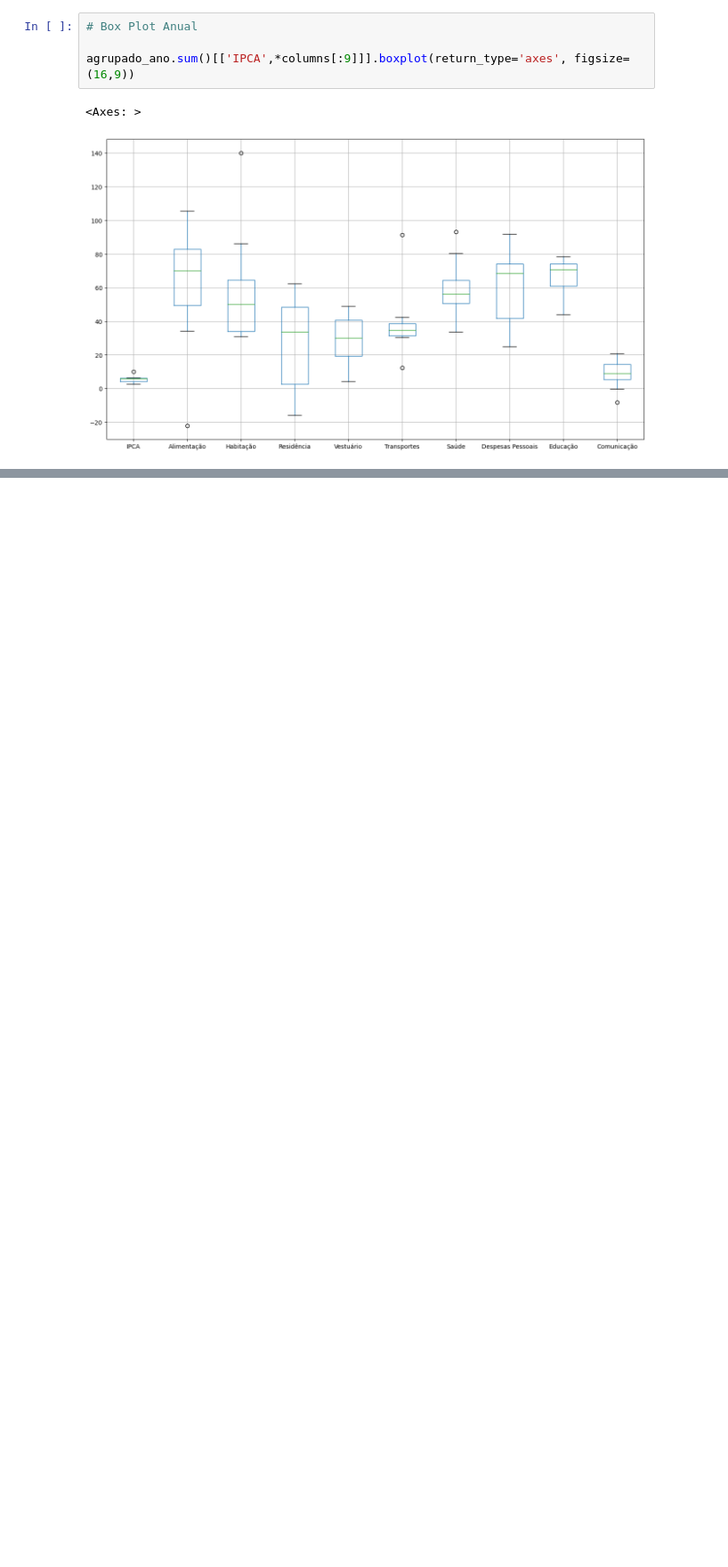
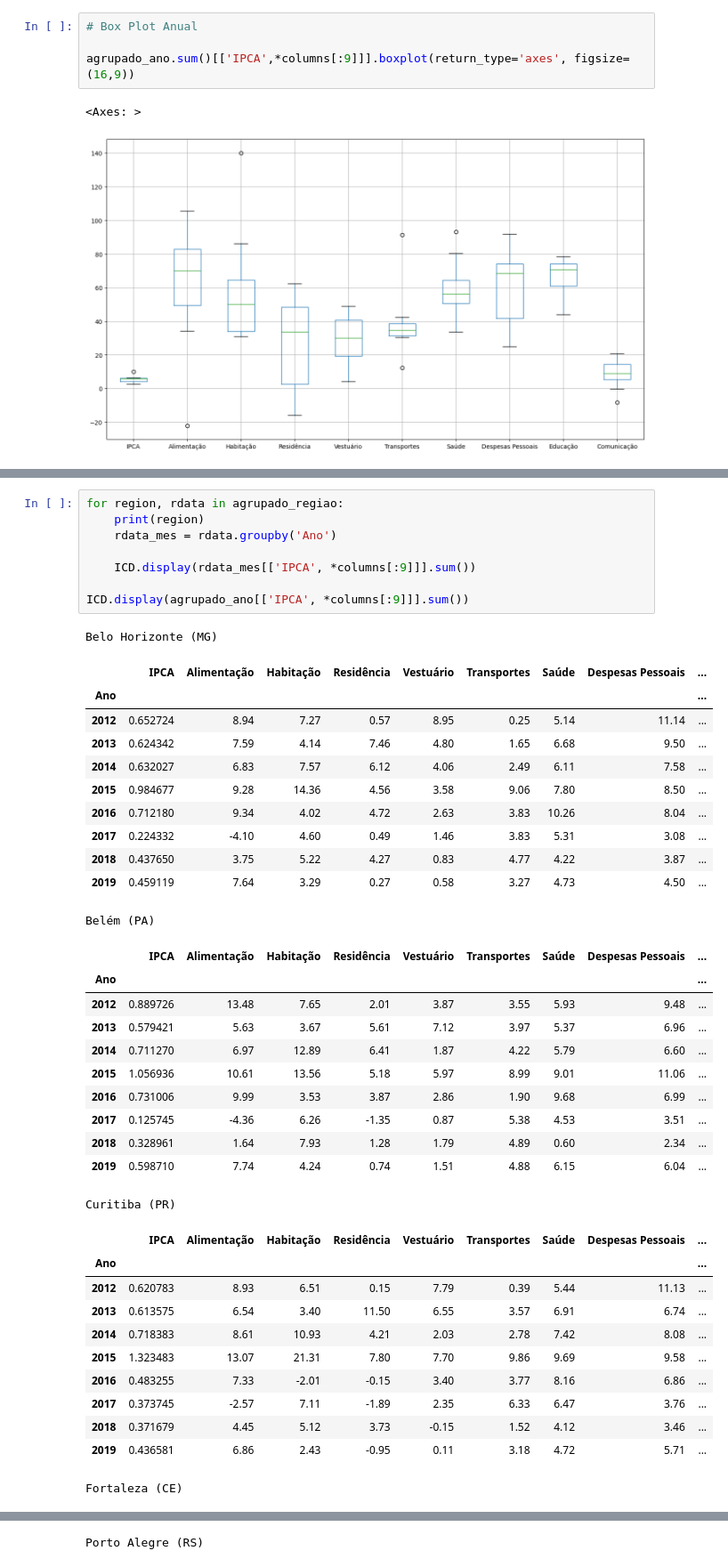
Before and after one commit to masterkey-07/proj-prob-ibge, a Jupyter notebook: notebook.ipynb, the cells around one changed output, grey strips where cells are left out. Shown at 89% size. Saved outputs shown, nothing was run; the diff lists cells and outputs as text; blank space fills up the shorter version.

```diff
--- a/notebook.ipynb
+++ b/notebook.ipynb
@@ -123,0 +114,43 @@ agrupado_mes[['IPCA', *columns[:9]]].std() / agrupado_mes[['IPCA', *columns[:9]]
+# %%
+for region, rdata in agrupado_regiao:
+    print(region)
+    rdata_mes = rdata.groupby('Ano')
+
+    ICD.display(rdata_mes[['IPCA', *columns[:9]]].sum())
+
+ICD.display(agrupado_ano[['IPCA', *columns[:9]]].sum())
+# %% [output]
+Belo Horizonte (MG)
+|  | IPCA | Alimentação | Habitação | Residência | Vestuário | Transportes | Saúde | Despesas Pessoais | ... |
+| Ano |  |  |  |  |  |  |  |  | ... |
+| 2012 | 0.652724 | 8.94 | 7.27 | 0.57 | 8.95 | 0.25 | 5.14 | 11.14 | ... |
+| 2013 | 0.624342 | 7.59 | 4.14 | 7.46 | 4.80 | 1.65 | 6.68 | 9.50 | ... |
+| 2014 | 0.632027 | 6.83 | 7.57 | 6.12 | 4.06 | 2.49 | 6.11 | 7.58 | ... |
+| 2015 | 0.984677 | 9.28 | 14.36 | 4.56 | 3.58 | 9.06 | 7.80 | 8.50 | ... |
+| 2016 | 0.712180 | 9.34 | 4.02 | 4.72 | 2.63 | 3.83 | 10.26 | 8.04 | ... |
+| 2017 | 0.224332 | -4.10 | 4.60 | 0.49 | 1.46 | 3.83 | 5.31 | 3.08 | ... |
+| 2018 | 0.437650 | 3.75 | 5.22 | 4.27 | 0.83 | 4.77 | 4.22 | 3.87 | ... |
+| 2019 | 0.459119 | 7.64 | 3.29 | 0.27 | 0.58 | 3.27 | 4.73 | 4.50 | ... |
+Belém (PA)
+|  | IPCA | Alimentação | Habitação | Residência | Vestuário | Transportes | Saúde | Despesas Pessoais | ... |
+| Ano |  |  |  |  |  |  |  |  | ... |
+| 2012 | 0.889726 | 13.48 | 7.65 | 2.01 | 3.87 | 3.55 | 5.93 | 9.48 | ... |
+| 2013 | 0.579421 | 5.63 | 3.67 | 5.61 | 7.12 | 3.97 | 5.37 | 6.96 | ... |
+| 2014 | 0.711270 | 6.97 | 12.89 | 6.41 | 1.87 | 4.22 | 5.79 | 6.60 | ... |
+| 2015 | 1.056936 | 10.61 | 13.56 | 5.18 | 5.97 | 8.99 | 9.01 | 11.06 | ... |
+| 2016 | 0.731006 | 9.99 | 3.53 | 3.87 | 2.86 | 1.90 | 9.68 | 6.99 | ... |
+| 2017 | 0.125745 | -4.36 | 6.26 | -1.35 | 0.87 | 5.38 | 4.53 | 3.51 | ... |
+| 2018 | 0.328961 | 1.64 | 7.93 | 1.28 | 1.79 | 4.89 | 0.60 | 2.34 | ... |
+| 2019 | 0.598710 | 7.74 | 4.24 | 0.74 | 1.51 | 4.88 | 6.15 | 6.04 | ... |
+Curitiba (PR)
+|  | IPCA | Alimentação | Habitação | Residência | Vestuário | Transportes | Saúde | Despesas Pessoais | ... |
+| Ano |  |  |  |  |  |  |  |  | ... |
+| 2012 | 0.620783 | 8.93 | 6.51 | 0.15 | 7.79 | 0.39 | 5.44 | 11.13 | ... |
+| 2013 | 0.613575 | 6.54 | 3.40 | 11.50 | 6.55 | 3.57 | 6.91 | 6.74 | ... |
+| 2014 | 0.718383 | 8.61 | 10.93 | 4.21 | 2.03 | 2.78 | 7.42 | 8.08 | ... |
+| 2015 | 1.323483 | 13.07 | 21.31 | 7.80 | 7.70 | 9.86 | 9.69 | 9.58 | ... |
+| 2016 | 0.483255 | 7.33 | -2.01 | -0.15 | 3.40 | 3.77 | 8.16 | 6.86 | ... |
+| 2017 | 0.373745 | -2.57 | 7.11 | -1.89 | 2.35 | 6.33 | 6.47 | 3.76 | ... |
+| 2018 | 0.371679 | 4.45 | 5.12 | 3.73 | -0.15 | 1.52 | 4.12 | 3.46 | ... |
+| 2019 | 0.436581 | 6.86 | 2.43 | -0.95 | 0.11 | 3.18 | 4.72 | 5.71 | ... |
+Fortaleza (CE)
@@ -123,0 +167 @@ agrupado_mes[['IPCA', *columns[:9]]].std() / agrupado_mes[['IPCA', *columns[:9]]
+Porto Alegre (RS)
```
Also changed, not shown: parts of 6 cells of this notebook.
